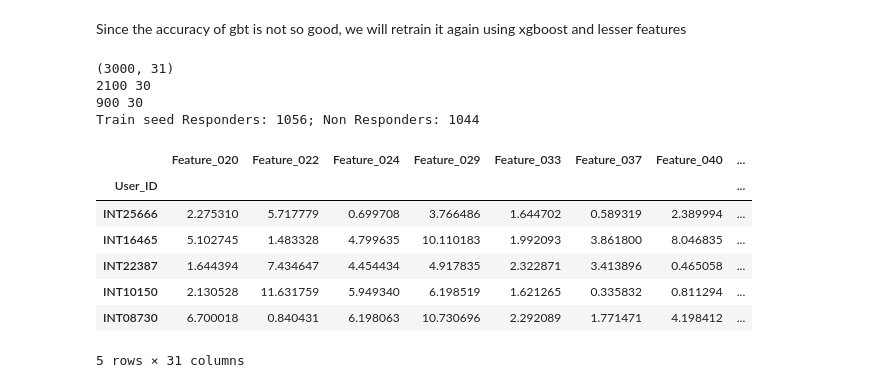
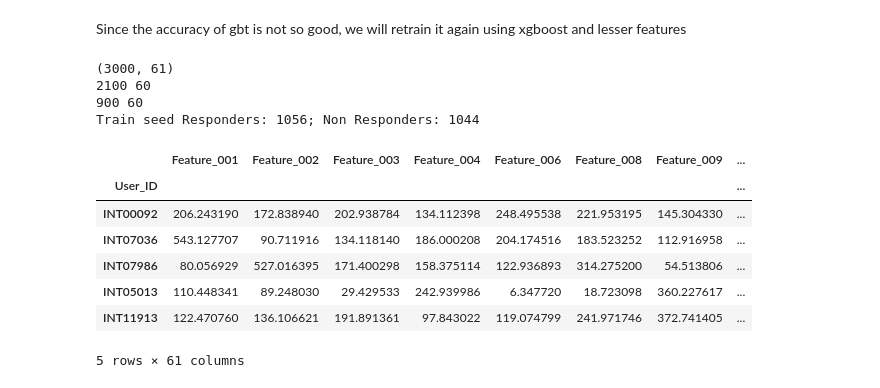
Before and after one commit to Ayushmanas/people-based-modelling, a Jupyter notebook: Modelling notebook.ipynb, the cells around one changed output. Drawn from its saved outputs; the diff is of its cells as text; code cells hidden in the pictures.

```diff
--- a/Modelling notebook.ipynb
+++ b/Modelling notebook.ipynb
@@ -228,7 +242,7 @@ sns.barplot(y=rf_feature_table_sorted['Feature Name'].iloc[:],
 # %%
-#keep the 70% important features
-print(rf_feature_table_sorted[rf_feature_table_sorted['Cumulative Feature Importance']<0.7].shape[0])
-features_keep = rf_feature_table_sorted[rf_feature_table_sorted['Cumulative Feature Importance']<0.6]['Feature Name'].tolist()
+#keep the 80% important features
+print(rf_feature_table_sorted[rf_feature_table_sorted['Cumulative Feature Importance']<0.8].shape[0])
+features_keep = rf_feature_table_sorted[rf_feature_table_sorted['Cumulative Feature Importance']<0.8]['Feature Name'].tolist()
 features_list = [i for i in rf_feature_table['Feature Name'].tolist() if i in features_keep]
 print(len(features_list))
 # %% [output]
@@ -259,7 +273,7 @@ print(X_test.shape[0], X_test.shape[1])
 
 print("Train seed Responders: {}; Non Responders: {}".format(y_train.sum(), y_train.count()-y_train.sum()))
 
-scaler=MinMaxScaler()
+scaler=StandardScaler()
 
 scaled_train=scaler.fit_transform(X_train)
 scaled_test=scaler.transform(X_test)
@@ -352,7 +368,7 @@ def minmization_fn_gbt(params):
         mlflow.sklearn.log_model(clf, 'model')
 
     # Since fmin will minimize the objective loss, this function should return negative accuracy
-    return {'loss':-test_auc, 'status':STATUS_OK, 'Train_AUC':train_auc, 'Test_AUC':test_auc,
+    return {'loss':-test_auc/(1+train_auc-test_auc), 'status':STATUS_OK, 'Train_AUC':train_auc, 'Test_AUC':test_auc,
             'important_features':gbt_model.feature_importances_,
            'model':gbt_model}
 
@@ -389,7 +405,7 @@ def minmization_fn_xgb(params):
     with mlflow.start_run(nested=True):
         mlflow.log_metric("test_auc", test_auc)
         mlflow.log_metric("train_auc", train_auc)
-    loss=-test_acc
+    loss=-test_auc/(1+train_auc-test_auc)
 
     # Since fmin will minimize the objective loss, this function should return negative accuracy
     return {'loss':loss, 'status':STATUS_OK, 'Train_AUC':train_auc, 'Test_AUC':test_auc,
@@ -422,6 +434,6 @@ with mlflow.start_run(experiment_id=experiment_id):
             space=feature_space_xgb,
             algo=tpe.suggest,
             trials=trials,
-            max_evals=100
+            max_evals=30
     )
 # %% [output]
@@ -529,39 +537,39 @@ gbt_feature_importance=gbt_feature_importance.sort_values(by='Feature Importance
 # %% [markdown]
 Since the accuracy of gbt is not so good, we will retrain it again using xgboost and lesser features
 # %%
-top_features_gbt=gbt_feature_importance[:30]['Feature Name'].tolist()
+top_features_gbt=gbt_feature_importance['Feature Name'].tolist()
 new_features_list=[f for f in features_list if f in top_features_gbt]
 
 modelinput_xgb = modelinput[new_features_list+['label']]
 print(modelinput_xgb.shape)
 
 X_train, X_test, y_train, y_test = train_test_split(modelinput_xgb.drop(['label'], axis=1),
                                                     modelinput_xgb['label'], test_size=0.3, random_state=1233)
 
 print(X_train.shape[0], X_train.shape[1])
 print(X_test.shape[0], X_test.shape[1])
 
 print("Train seed Responders: {}; Non Responders: {}".format(y_train.sum(), y_train.count()-y_train.sum()))
 
 scaler=MinMaxScaler()
 
 scaled_train=scaler.fit_transform(X_train)
 scaled_test=scaler.transform(X_test)
 
 modelinput_xgb.head()
 # %% [output]
-(3000, 31)
-2100 30
-900 30
+(3000, 61)
+2100 60
+900 60
 Train seed Responders: 1056; Non Responders: 1044
-|  | Feature_020 | Feature_022 | Feature_024 | Feature_029 | Feature_033 | Feature_037 | Feature_040 | ... |
+|  | Feature_001 | Feature_002 | Feature_003 | Feature_004 | Feature_006 | Feature_008 | Feature_009 | ... |
 | User_ID |  |  |  |  |  |  |  | ... |
-| INT25666 | 2.275310 | 5.717779 | 0.699708 | 3.766486 | 1.644702 | 0.589319 | 2.389994 | ... |
-| INT16465 | 5.102745 | 1.483328 | 4.799635 | 10.110183 | 1.992093 | 3.861800 | 8.046835 | ... |
-| INT22387 | 1.644394 | 7.434647 | 4.454434 | 4.917835 | 2.322871 | 3.413896 | 0.465058 | ... |
-| INT10150 | 2.130528 | 11.631759 | 5.949340 | 6.198519 | 1.621265 | 0.335832 | 0.811294 | ... |
-| INT08730 | 6.700018 | 0.840431 | 6.198063 | 10.730696 | 2.292089 | 1.771471 | 4.198412 | ... |
+| INT00092 | 206.243190 | 172.838940 | 202.938784 | 134.112398 | 248.495538 | 221.953195 | 145.304330 | ... |
+| INT07036 | 543.127707 | 90.711916 | 134.118140 | 186.000208 | 204.174516 | 183.523252 | 112.916958 | ... |
+| INT07986 | 80.056929 | 527.016395 | 171.400298 | 158.375114 | 122.936893 | 314.275200 | 54.513806 | ... |
+| INT05013 | 110.448341 | 89.248030 | 29.429533 | 242.939986 | 6.347720 | 18.723098 | 360.227617 | ... |
+| INT11913 | 122.470760 | 136.106621 | 191.891361 | 97.843022 | 119.074799 | 241.971746 | 372.741405 | ... |
-5 rows × 31 columns
+5 rows × 61 columns
 # %%
 trials = Trials()
 mlflow.end_run()
```
Also changed, not shown: parts of 26 cells of this notebook, 2 other files.
